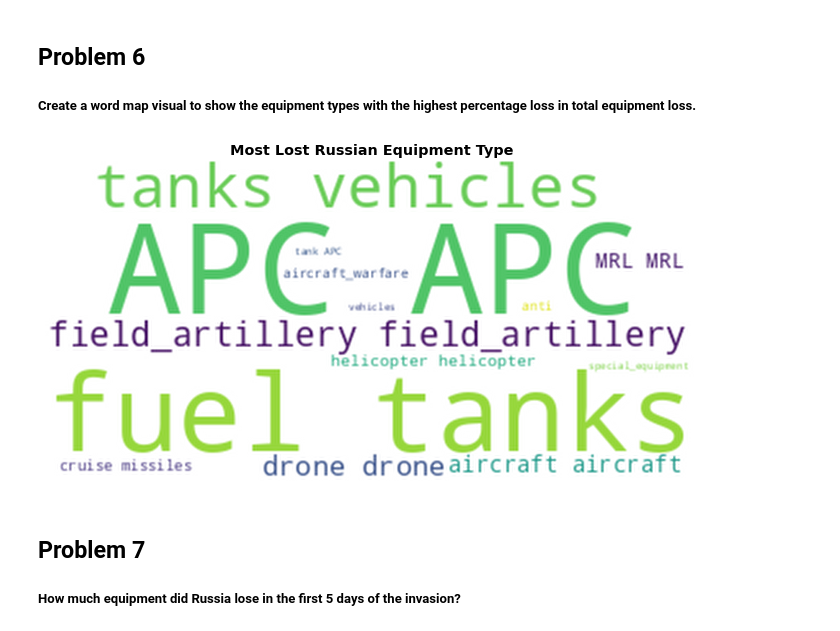
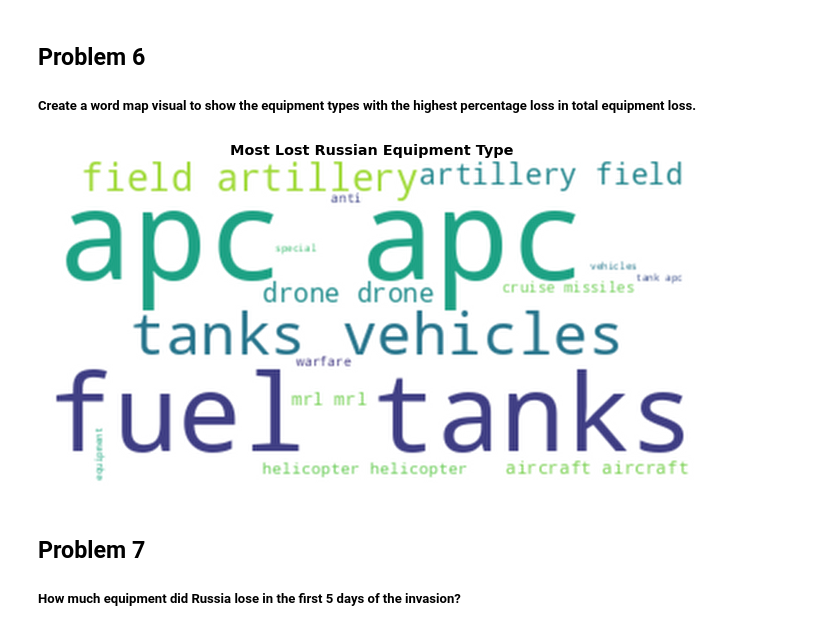
Before and after one commit to Sonya-7/Russian_Invasion_of_Ukraine, a Jupyter notebook: russian-invasion-of-ukraine.ipynb, the cells around one changed output. Drawn from its saved outputs; the diff is of its cells as text; code cells hidden in the pictures.

```diff
--- a/russian-invasion-of-ukraine.ipynb
+++ b/russian-invasion-of-ukraine.ipynb
@@ -109,7 +109,7 @@ memory usage: 9.3+ KB
 | 2022-03-01 | 6 | 29 | 29 | 198 | 846 | 77 | 24 | 305.0 | 60.0 | ... |
 # %%
 #Change all numberic data to integer.
-russian_equipment = russian_equipment.astype({'special equipment':np.int64, 'mobile SRBM system':np.int64})
+russian_equipment = russian_equipment.astype(int)
 russian_equipment.info()
 # %% [output]
 <class 'pandas.core.frame.DataFrame'>
@@ -283,35 +284,32 @@ fig.show()
 # %%
 sns.set_style('white')
 # Get the most recent loss data
 total = int(daily_total_equip_loss.iloc[-1: , -1:].values)
 
 total_loss = daily_total_equip_loss.iloc[-1: , :-1]
 total_loss.reset_index(inplace=True)
 total_loss = pd.DataFrame(total_loss.drop('day', axis=1).transpose()).reset_index()
 total_loss.rename(columns={'index':'Equipment', 0:'Count'}, inplace=True)
 total_loss.set_index('Equipment', inplace=True)
-total_loss.rename(index={'field artillery':'field_artillery','military auto':'military_auto', 'fuel tank':'fuel_tank',
-                         'naval ship':'naval_ship', 'anti-aircraft warfare':'anti-aircraft_warfare',
-                         'special equipment':'special_equipment', 'mobile SRBM system':'mobile_SRBM_system'}, inplace=True)
 
 # duplicate equipment name based on how much they contribute to total loss
 word_string=""
 max_words = 260
 for equipment in total_loss.index:
      times_repeat = int(total_loss.loc[equipment, 'Count']/total * max_words)
-     word_string = word_string + ((equipment + " ") * times_repeat)
+     word_string = word_string.lower() + ((equipment + " ") * times_repeat)
 
 # create word cloud
 word_cloud = WordCloud(background_color = 'white').generate(word_string)
 
 # Display cloud
 plt.figure(figsize=(20,6))
 plt.imshow(word_cloud, interpolation='bessel')
 plt.title('Most Lost Russian Equipment Type', fontweight='bold', color='black')
 plt.axis('off')
 plt.show()
 # %% [output]
-[figure, old version]
+[figure, new version]
 # %% [markdown]
 ## Problem 7
 ##### How much equipment did Russia lose in the first 5 days of the invasion?
```
Also changed, not shown: parts of 14 cells of this notebook.
